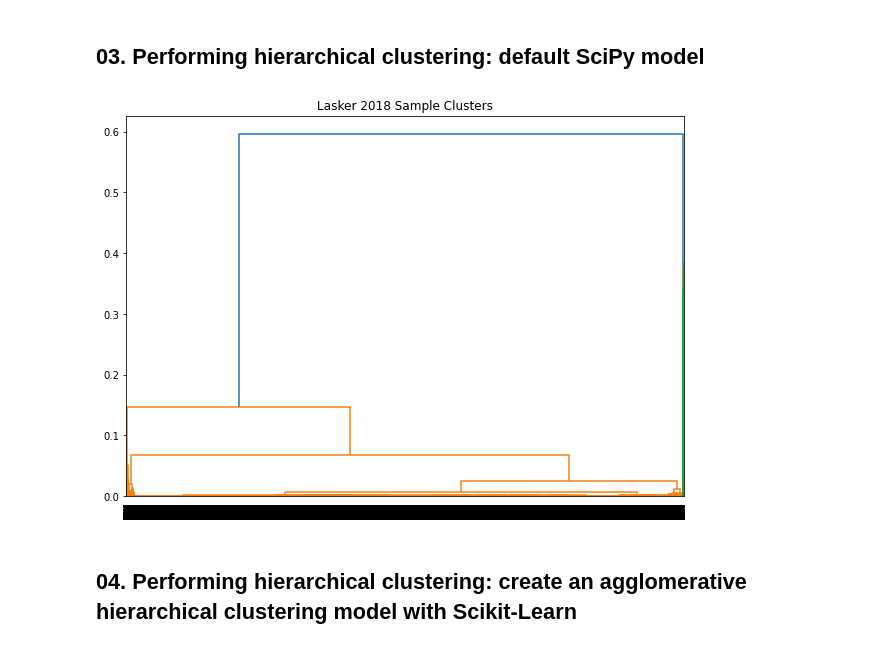
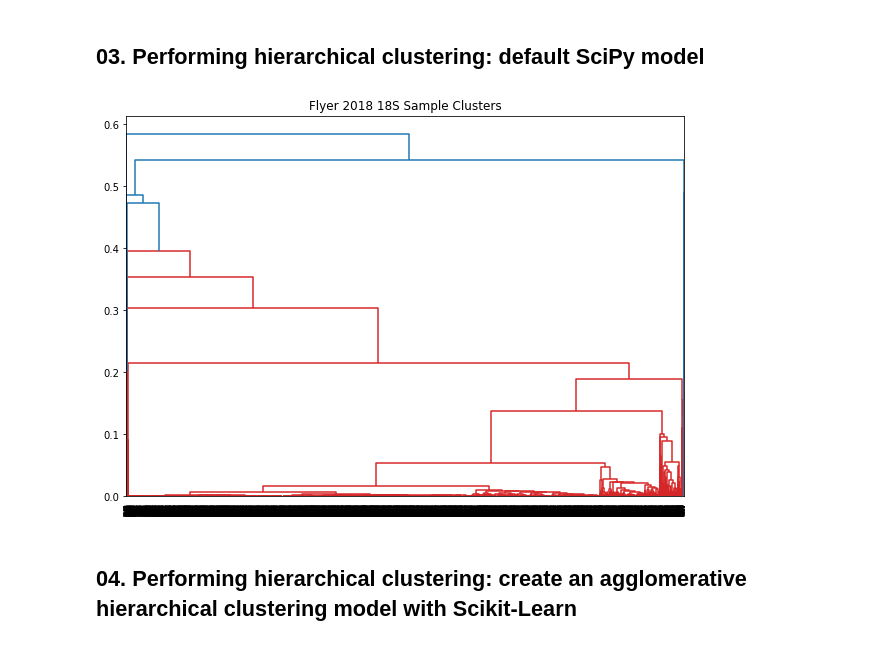
Before and after one commit to nvpatin/MAMBO, a Jupyter notebook: Amplicon_preprocessing_testdata.ipynb, the cells around one changed output. Cells and saved outputs as stored; diff of their text form; code cells hidden in the pictures.

Commit message:
Modified preprocessing script to accept file name as input argument and tested on 18S data set

```diff
--- a/Amplicon_preprocessing_testdata.ipynb
+++ b/Amplicon_preprocessing_testdata.ipynb
@@ -39,34 +68,11 @@ asvs
 # %%
-# Define command and arguments
-path_to_rscript = '/Users/nastassia.patin/GitHub/NOAA-NCAR-Hackathon/ranRelPct_example.R'
-number_of_samples = 87
+path_to_rscript = '/Users/nastassia.patin/GitHub/NOAA-NCAR-Hackathon/ranRelPct_testdata.R'
+data_file_name = 'Flyer2018_18S_table_counts.tsv'
+number_of_samples = 63
-# %%
-def call_Rscript_for_amplicon_modeling(path, sample_num):
-    # Use subprocess.Popen to open executable Rscript and extract stdout from 'print' command in R
-    with subprocess.Popen(['Rscript', '--vanilla', path],
-                          stdout=subprocess.PIPE) as result:
-        asvs_freq = result.stdout.read()
-
-    # The R output gets imported as "bytes"; need to convert to string
-    y = asvs_freq.decode("utf-8")
-    y = y.replace(",", "").split()
-
-    # remove the column and row headers
-    z = [ x for x in y if "[" not in x ]
-
-    # Convert to numpy array
-    array = np.asarray(z)
-    # Reshape to original dimensions; number of samples (columns) is second field,
-    # unknown number of ASVs can be supplied with '-1'
-    mat = np.reshape(array, (-1, sample_num))
-
-    # Covert to data frame with sample names as columns
-    names = np.arange(1, sample_num+1, 1)
-    df = pd.DataFrame(mat, columns=names)
-    df = df.astype(float)
-    return(df)
 # %%
-asvs_modeled = call_Rscript_for_amplicon_modeling(path_to_rscript, number_of_samples)
+asvs_modeled = call_Rscript_for_amplicon_modeling(path_to_rscript,
+                                                  number_of_samples,
+                                                  data_file_name)
 # %%
 asvs_modeled
 # %% [output]
@@ -129,16 +135,16 @@ import scipy.cluster.hierarchy as shc
 import matplotlib.pyplot as plt
 # %%
 plt.figure(figsize=(10, 7))
-plt.title("Lasker 2018 Sample Clusters")
+plt.title("Flyer 2018 18S Sample Clusters")
 
 # Make the clusters
 clusters = shc.linkage(pcs,
             method='ward',
             metric="euclidean")
 shc.dendrogram(Z=clusters)
 plt.show()
 # %% [output]
-[figure, old version]
+[figure, new version]
 # %% [markdown]
 ## 04. Performing hierarchical clustering: create an agglomerative hierarchical clustering model with Scikit-Learn
 # %%
```
Also changed, not shown: parts of 11 cells of this notebook, 1 other file.
